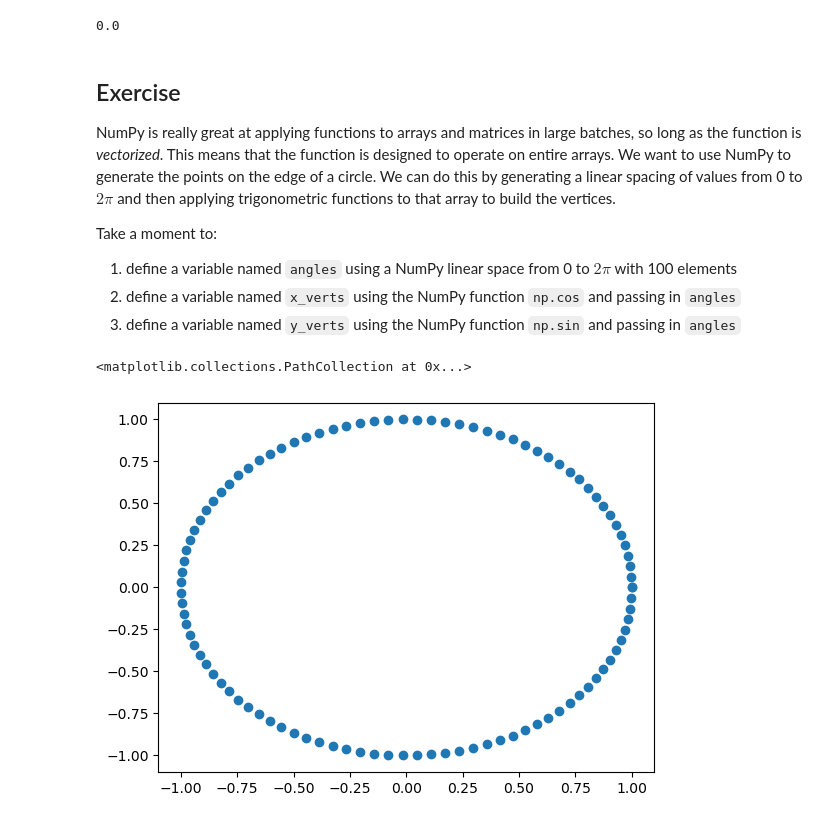
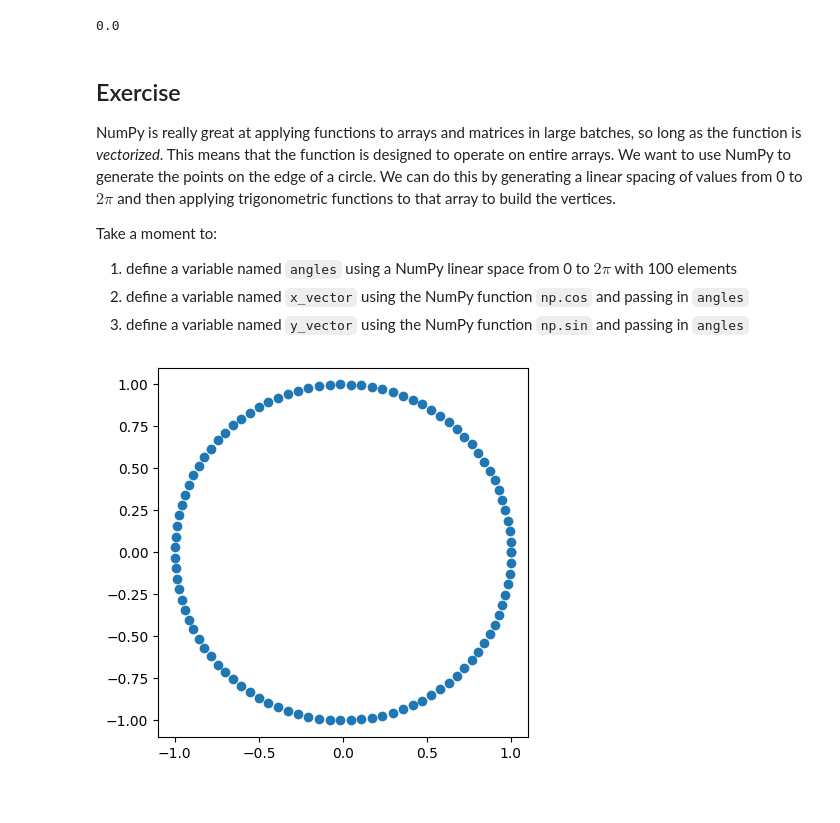
Before and after one commit to ruc-data-viz/2024-spring-class-03, a Jupyter notebook: notebooks/01-numpy.ipynb, the cells around one changed output. Cells and saved outputs as stored; diff of their text form; code cells hidden in the pictures.

Commit message:
Fix spelling and add square plot

```diff
--- a/notebooks/01-numpy.ipynb
+++ b/notebooks/01-numpy.ipynb
@@ -421,16 +427,19 @@ NumPy is really great at applying functions to arrays and matrices in large batc
 Take a moment to:
 
 1. define a variable named `angles` using a NumPy linear space from 0 to $2\pi$ with 100 elements
-2. define a variable named `x_verts` using the NumPy function `np.cos` and passing in `angles`
-3. define a variable named `y_verts` using the NumPy function `np.sin` and passing in `angles`
+2. define a variable named `x_vector` using the NumPy function `np.cos` and passing in `angles`
+3. define a variable named `y_vector` using the NumPy function `np.sin` and passing in `angles`
 # %%
 
 angles = np.linspace(0.0, 2 * np.pi, 100)
-x_verts = np.cos(angles)
-y_verts = np.sin(angles)
+x_vector = np.cos(angles)
+y_vector = np.sin(angles)
-# %%
-import matplotlib.pyplot as plt
-plt.scatter(x_verts, y_verts)
-# %% [output]
-<matplotlib.collections.PathCollection at 0x...>
-[figure, removed]
+# %%
+import matplotlib.pyplot as plt
+plt.scatter(x_vector, y_vector)
+
+# Make the axes square so the circle is perfect
+ax = plt.gca()
+ax.set_aspect('equal', adjustable='box')
+# %% [output]
+[figure, added]
```
Also changed, not shown: parts of 17 cells of this notebook.
